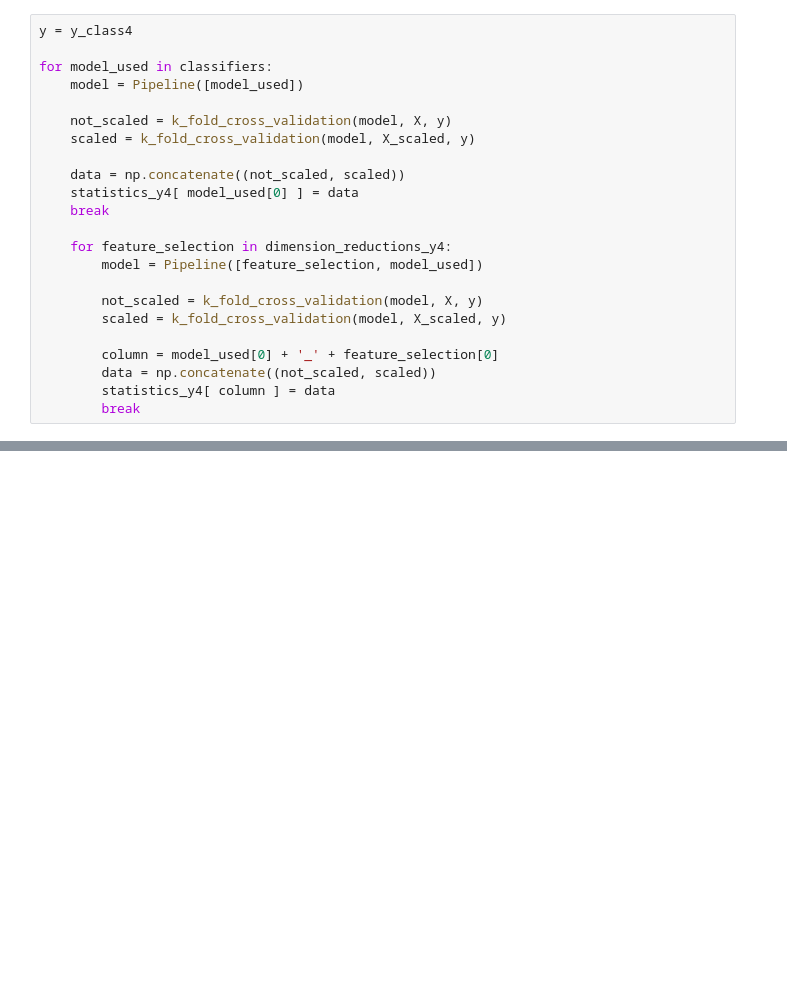
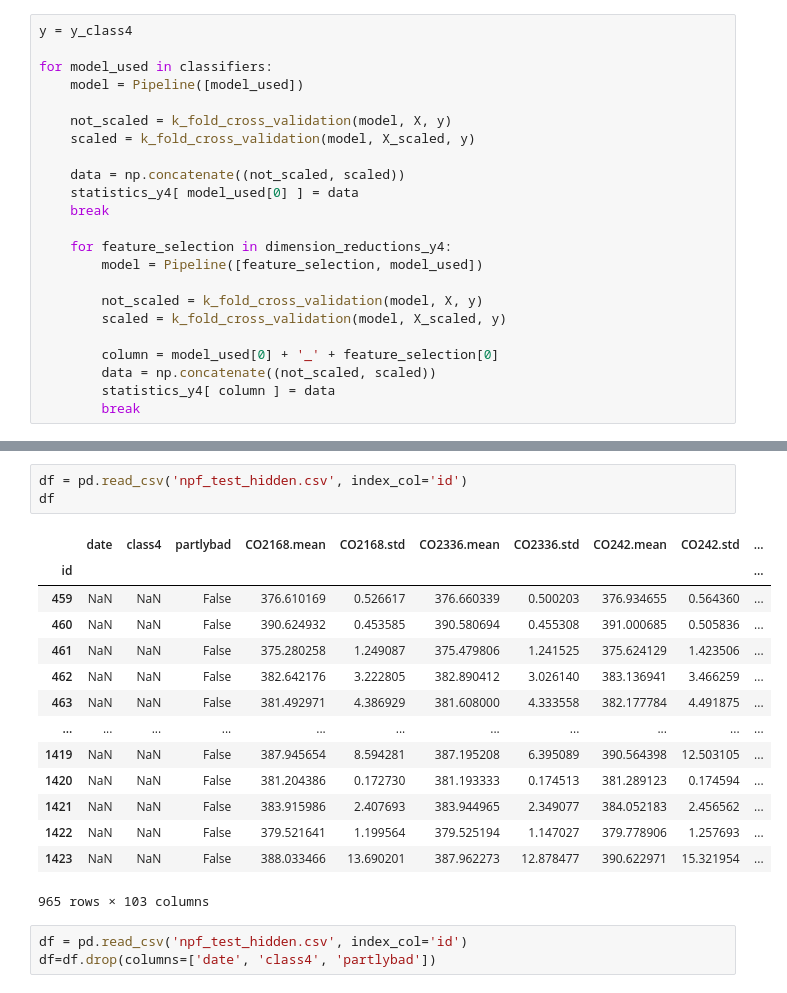
Before and after one commit to nourassaf/machine-learning, a Jupyter notebook: trainingdatatrial2.ipynb, the cells around one changed output, grey strips where cells are left out. Drawn from its saved outputs; the diff is of its cells as text; blank space fills up the shorter version.

```diff
--- a/trainingdatatrial2.ipynb
+++ b/trainingdatatrial2.ipynb
@@ -207,0 +198,21 @@ statistics_transpose_y4.describe()
+# %%
+df = pd.read_csv('npf_test_hidden.csv', index_col='id')
+df
+# %% [output]
+|  | date | class4 | partlybad | CO2168.mean | CO2168.std | CO2336.mean | CO2336.std | CO242.mean | CO242.std | ... |
+| id |  |  |  |  |  |  |  |  |  | ... |
+| 459 | NaN | NaN | False | 376.610169 | 0.526617 | 376.660339 | 0.500203 | 376.934655 | 0.564360 | ... |
+| 460 | NaN | NaN | False | 390.624932 | 0.453585 | 390.580694 | 0.455308 | 391.000685 | 0.505836 | ... |
+| 461 | NaN | NaN | False | 375.280258 | 1.249087 | 375.479806 | 1.241525 | 375.624129 | 1.423506 | ... |
+| 462 | NaN | NaN | False | 382.642176 | 3.222805 | 382.890412 | 3.026140 | 383.136941 | 3.466259 | ... |
+| 463 | NaN | NaN | False | 381.492971 | 4.386929 | 381.608000 | 4.333558 | 382.177784 | 4.491875 | ... |
+| ... | ... | ... | ... | ... | ... | ... | ... | ... | ... | ... |
+| 1419 | NaN | NaN | False | 387.945654 | 8.594281 | 387.195208 | 6.395089 | 390.564398 | 12.503105 | ... |
+| 1420 | NaN | NaN | False | 381.204386 | 0.172730 | 381.193333 | 0.174513 | 381.289123 | 0.174594 | ... |
+| 1421 | NaN | NaN | False | 383.915986 | 2.407693 | 383.944965 | 2.349077 | 384.052183 | 2.456562 | ... |
+| 1422 | NaN | NaN | False | 379.521641 | 1.199564 | 379.525194 | 1.147027 | 379.778906 | 1.257693 | ... |
+| 1423 | NaN | NaN | False | 388.033466 | 13.690201 | 387.962273 | 12.878477 | 390.622971 | 15.321954 | ... |
+965 rows × 103 columns
+# %%
+df = pd.read_csv('npf_test_hidden.csv', index_col='id')
+df=df.drop(columns=['date', 'class4', 'partlybad'])
```
Also changed, not shown: parts of 7 cells of this notebook.
